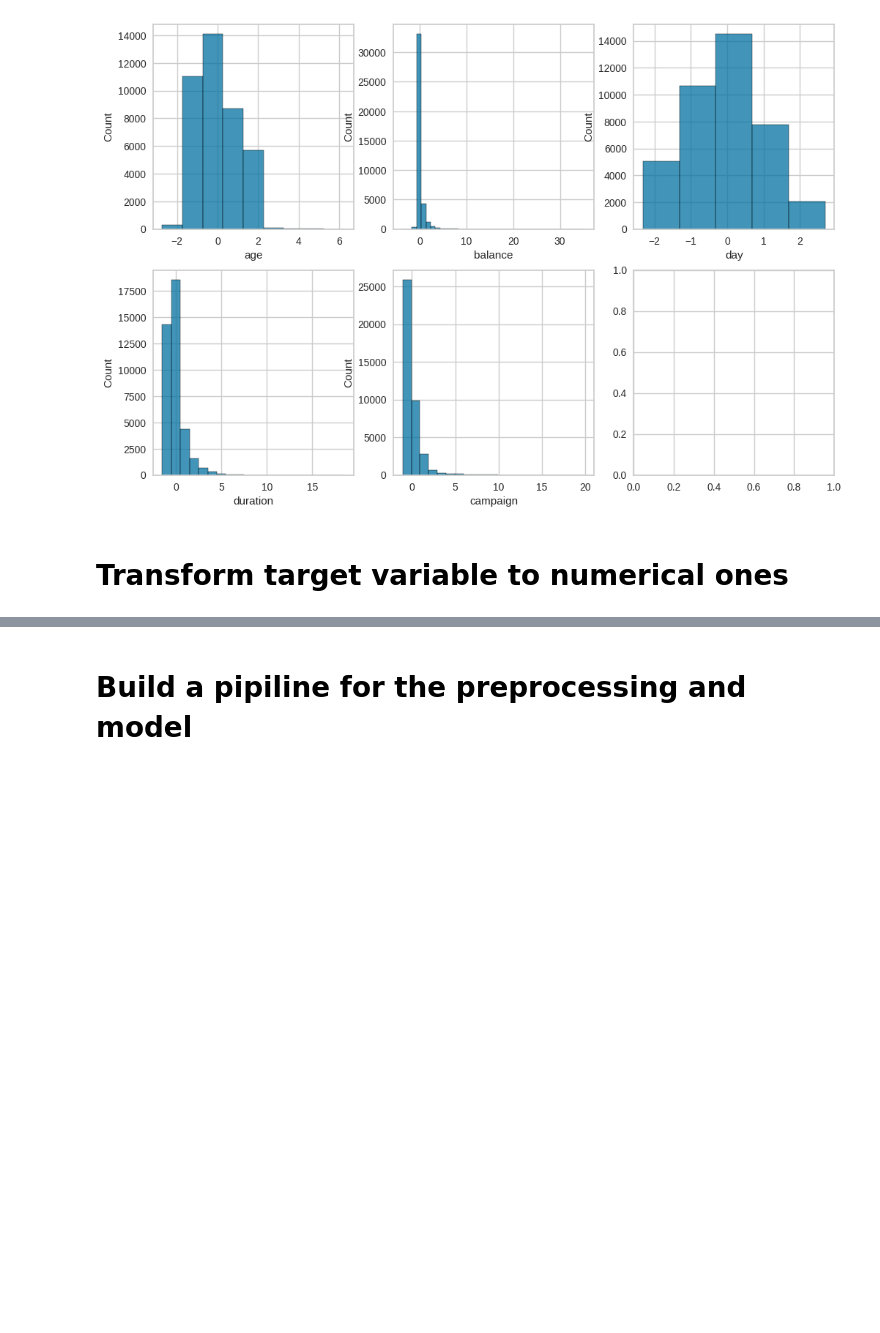
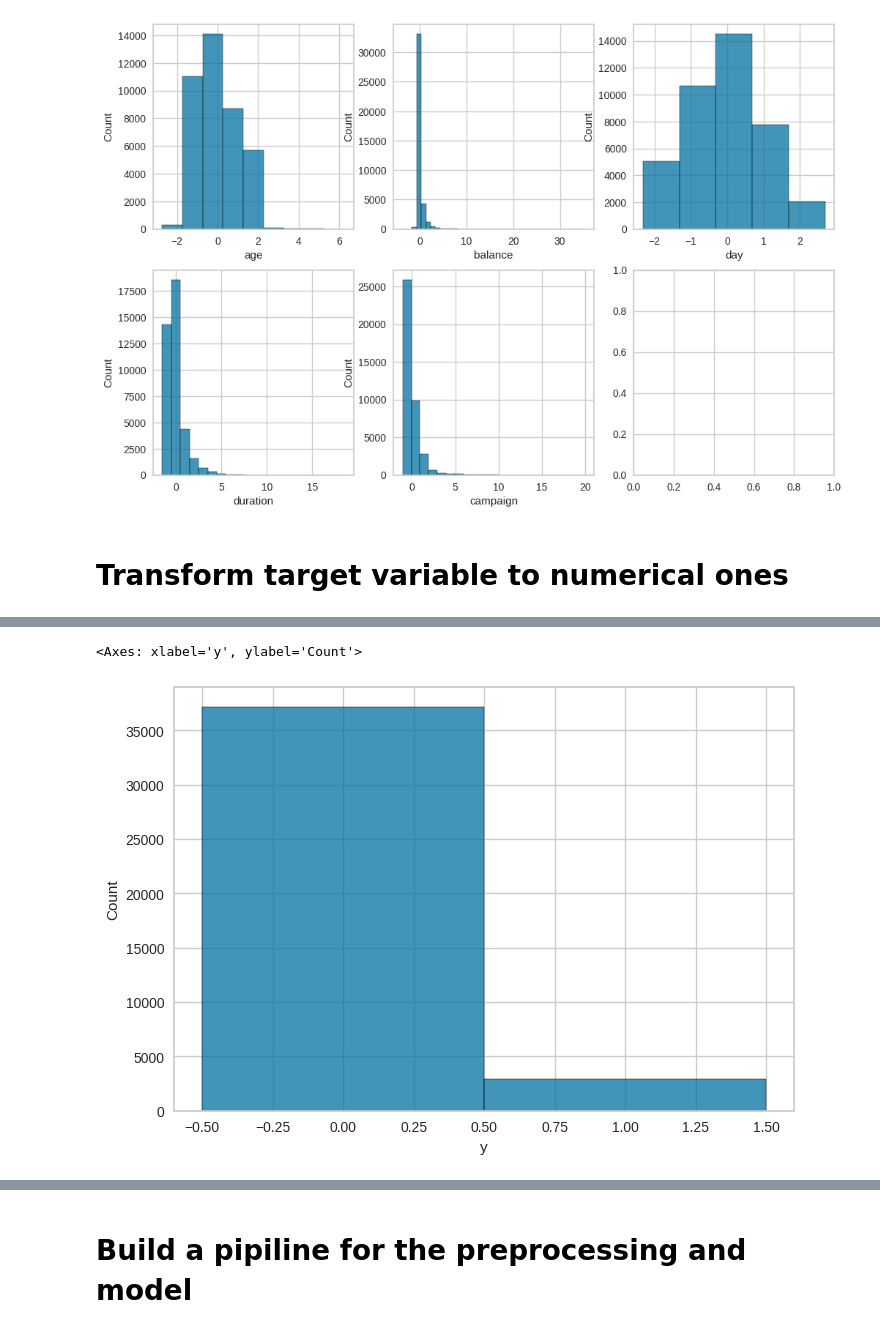
Before and after one commit to Mrcl3/OVbIQq5eMxriAbI0, a Jupyter notebook: term_deposit_marketig_2020.ipynb, the cells around one changed output, grey strips where cells are left out. Drawn from its saved outputs; the diff is of its cells as text; code cells hidden in the pictures; blank space fills up the shorter version.

```diff
--- a/term_deposit_marketig_2020.ipynb
+++ b/term_deposit_marketig_2020.ipynb
@@ -291,0 +299,5 @@ array([0, 0, 0, ..., 1, 0, 0])
+# %%
+sns.histplot(data=Y1, x=Y1['y'], discrete=True)
+# %% [output]
+<Axes: xlabel='y', ylabel='Count'>
+[figure, added]
```
Also changed, not shown: parts of 50 cells of this notebook.
